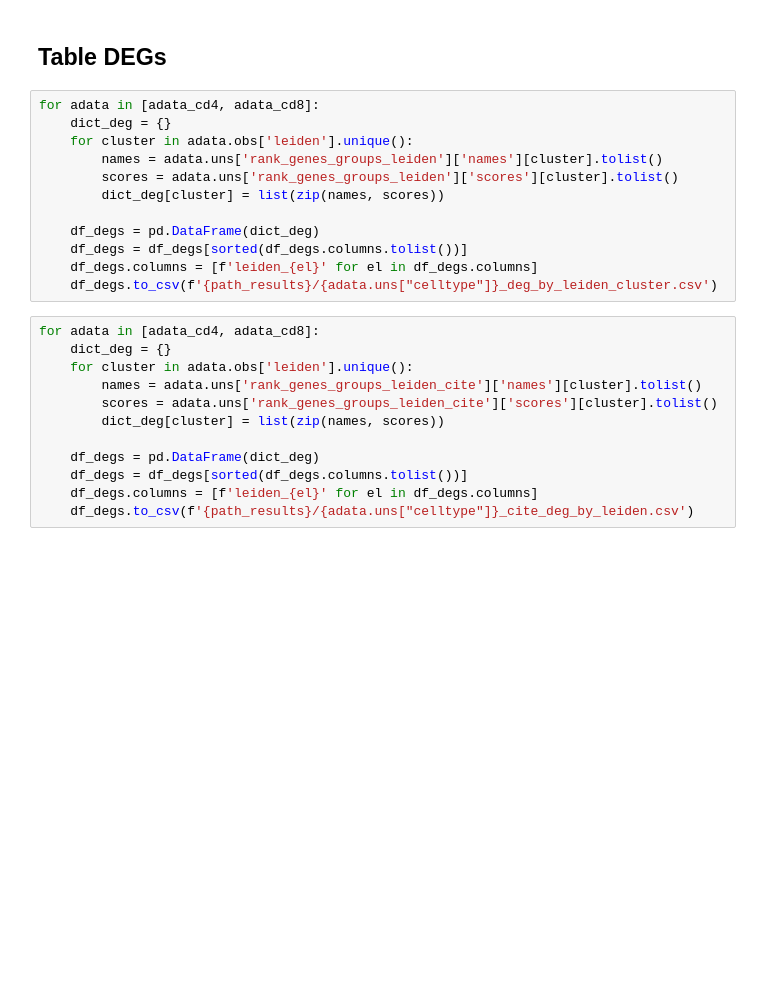
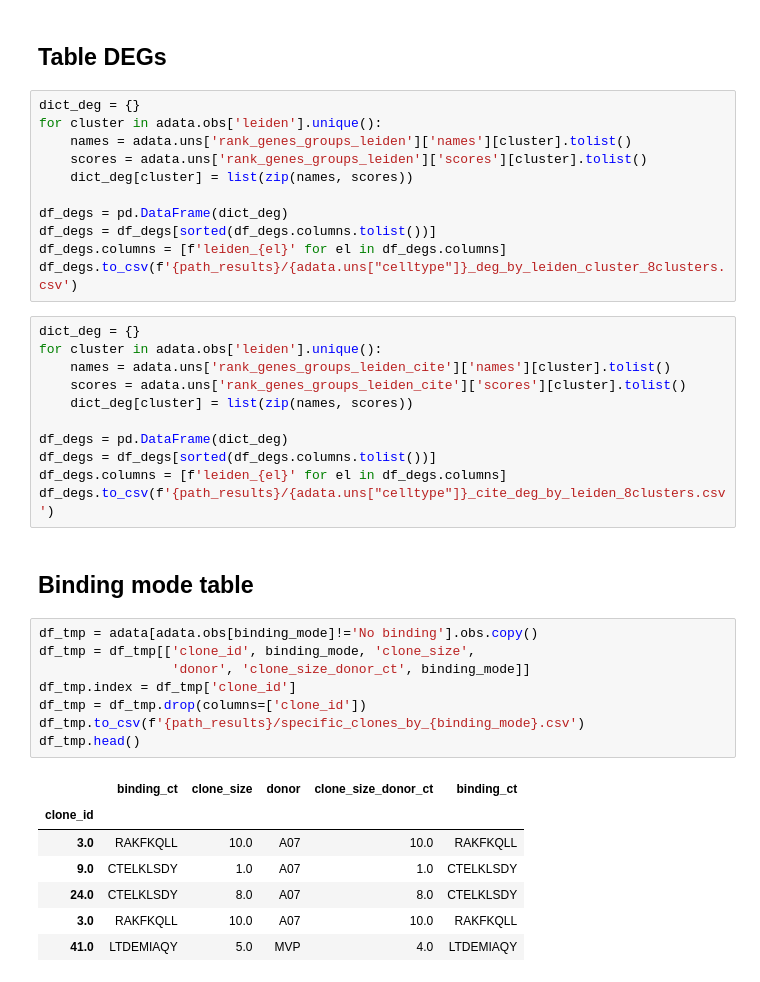
Before and after one commit to SchubertLab/CovidVac_HIM, a Jupyter notebook: analysis/mvp/04_mvp_tables.ipynb, the cells around one changed output. Saved outputs shown, nothing was run; the diff lists cells and outputs as text; blank space fills up the shorter version.

```diff
--- a/analysis/mvp/04_mvp_tables.ipynb
+++ b/analysis/mvp/04_mvp_tables.ipynb
@@ -183,26 +185,42 @@ df_clones_out
 # %% [markdown]
 ## Table DEGs
 # %%
-for adata in [adata_cd4, adata_cd8]:
-    dict_deg = {}
-    for cluster in adata.obs['leiden'].unique():
-        names = adata.uns['rank_genes_groups_leiden']['names'][cluster].tolist()
-        scores = adata.uns['rank_genes_groups_leiden']['scores'][cluster].tolist()
-        dict_deg[cluster] = list(zip(names, scores))
+dict_deg = {}
+for cluster in adata.obs['leiden'].unique():
+    names = adata.uns['rank_genes_groups_leiden']['names'][cluster].tolist()
+    scores = adata.uns['rank_genes_groups_leiden']['scores'][cluster].tolist()
+    dict_deg[cluster] = list(zip(names, scores))
 
-    df_degs = pd.DataFrame(dict_deg)
-    df_degs = df_degs[sorted(df_degs.columns.tolist())]
-    df_degs.columns = [f'leiden_{el}' for el in df_degs.columns]
-    df_degs.to_csv(f'{path_results}/{adata.uns["celltype"]}_deg_by_leiden_cluster.csv')
+df_degs = pd.DataFrame(dict_deg)
+df_degs = df_degs[sorted(df_degs.columns.tolist())]
+df_degs.columns = [f'leiden_{el}' for el in df_degs.columns]
+df_degs.to_csv(f'{path_results}/{adata.uns["celltype"]}_deg_by_leiden_cluster_8clusters.csv')
 # %%
-for adata in [adata_cd4, adata_cd8]:
-    dict_deg = {}
-    for cluster in adata.obs['leiden'].unique():
-        names = adata.uns['rank_genes_groups_leiden_cite']['names'][cluster].tolist()
-        scores = adata.uns['rank_genes_groups_leiden_cite']['scores'][cluster].tolist()
-        dict_deg[cluster] = list(zip(names, scores))
+dict_deg = {}
+for cluster in adata.obs['leiden'].unique():
+    names = adata.uns['rank_genes_groups_leiden_cite']['names'][cluster].tolist()
+    scores = adata.uns['rank_genes_groups_leiden_cite']['scores'][cluster].tolist()
+    dict_deg[cluster] = list(zip(names, scores))
 
-    df_degs = pd.DataFrame(dict_deg)
-    df_degs = df_degs[sorted(df_degs.columns.tolist())]
-    df_degs.columns = [f'leiden_{el}' for el in df_degs.columns]
-    df_degs.to_csv(f'{path_results}/{adata.uns["celltype"]}_cite_deg_by_leiden.csv')
+df_degs = pd.DataFrame(dict_deg)
+df_degs = df_degs[sorted(df_degs.columns.tolist())]
+df_degs.columns = [f'leiden_{el}' for el in df_degs.columns]
+df_degs.to_csv(f'{path_results}/{adata.uns["celltype"]}_cite_deg_by_leiden_8clusters.csv')
+# %% [markdown]
+## Binding mode table
+# %%
+df_tmp = adata[adata.obs[binding_mode]!='No binding'].obs.copy()
+df_tmp = df_tmp[['clone_id', binding_mode, 'clone_size',
+                 'donor', 'clone_size_donor_ct', binding_mode]]
+df_tmp.index = df_tmp['clone_id']
+df_tmp = df_tmp.drop(columns=['clone_id'])
+df_tmp.to_csv(f'{path_results}/specific_clones_by_{binding_mode}.csv')
+df_tmp.head()
+# %% [output]
+|  | binding_ct | clone_size | donor | clone_size_donor_ct | binding_ct |
+| clone_id |  |  |  |  |  |
+| 3.0 | RAKFKQLL | 10.0 | A07 | 10.0 | RAKFKQLL |
+| 9.0 | CTELKLSDY | 1.0 | A07 | 1.0 | CTELKLSDY |
+| 24.0 | CTELKLSDY | 8.0 | A07 | 8.0 | CTELKLSDY |
+| 3.0 | RAKFKQLL | 10.0 | A07 | 10.0 | RAKFKQLL |
+| 41.0 | LTDEMIAQY | 5.0 | MVP | 4.0 | LTDEMIAQY |
```
Also changed, not shown: parts of 11 cells of this notebook, 4 other files.
